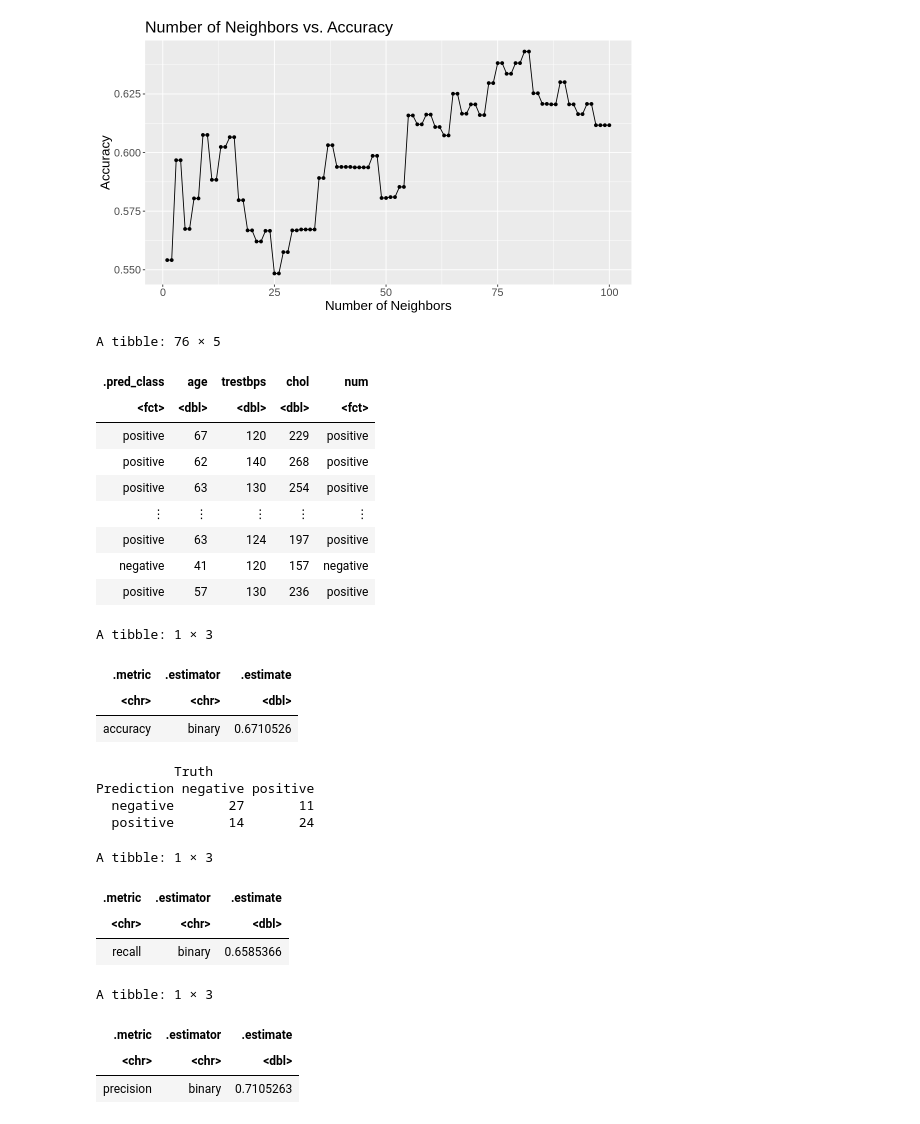
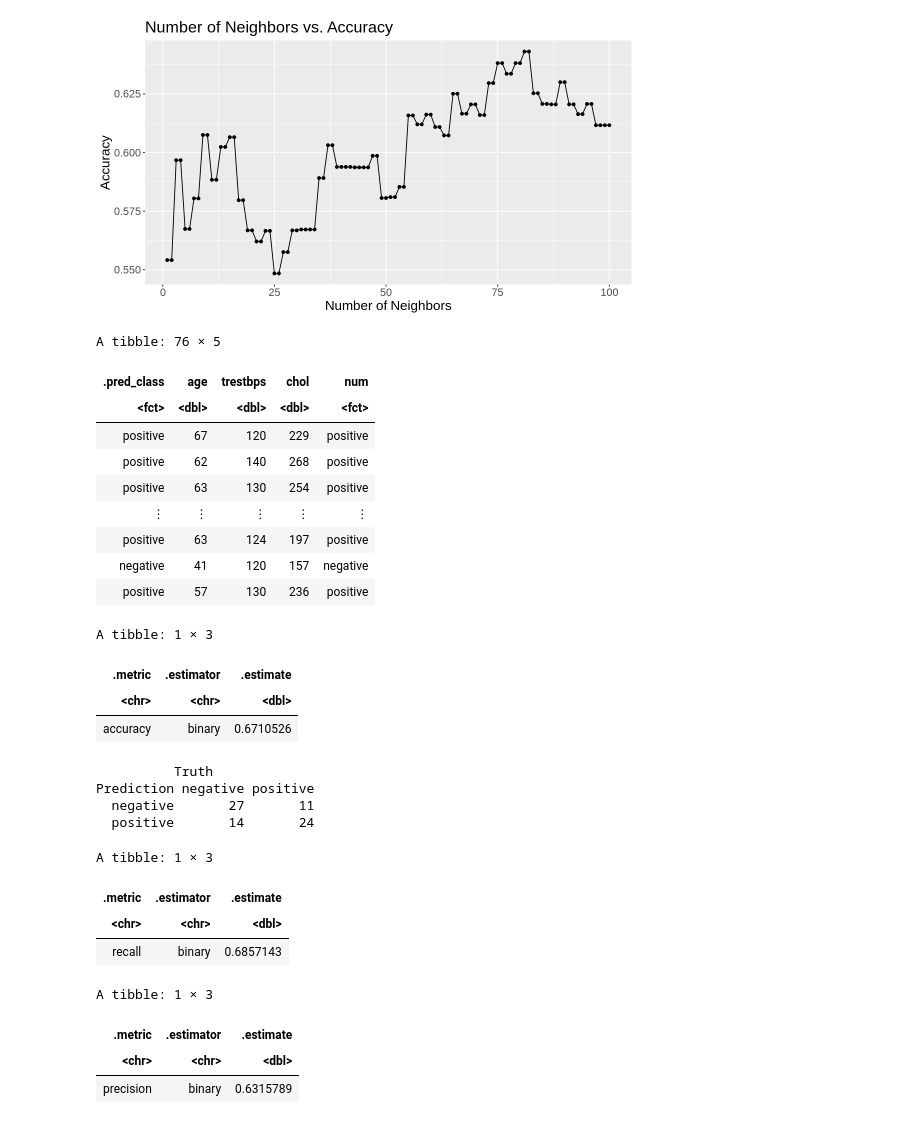
Before and after one commit to parthchheda2005/dsci-100-project, a Jupyter notebook: heart_disease_report.ipynb, the cells around one changed output. Drawn from its saved outputs; the diff is of its cells as text; code cells hidden in the pictures.

```diff
--- a/heart_disease_report.ipynb
+++ b/heart_disease_report.ipynb
@@ -277,9 +280,9 @@ cross_val_plot
 # %%
 set.seed(20)
 
-#Firstly, We know that K=81 provides the optimal estimated accuracy.
+#Firstly, We know that K = 81 or 82  provides the optimal estimated accuracy.
 #Secondly, if we increase or decrease K near K=81, estimated accuracy changed a small amount.
-#And finally, K=81 does not create a prohibitively expensive computational cost of training.
+#And finally, K=81 does not create a more expensive computational cost of training than K=82.
 #In conclusion, we would select K=81 for the classifier.
 
 #build up our model with the best value for K=81
@@ -311,39 +314,39 @@ heart_conf_mat <- heart_predictions |>
 
 heart_conf_mat
 
-#
+#event_level="second"
 heart_recall <- heart_predictions |>
-          recall(truth = num, estimate = .pred_class)
+          recall(truth = num, estimate = .pred_class, event_level="second")
 heart_recall
 
-#
+#event_level="second"
 heart_precision <- heart_predictions |>
-             precision(truth = num, estimate = .pred_class)
+                   precision(truth = num, estimate = .pred_class, event_level="second")
 heart_precision
 # %% [output]
 A tibble: 76 × 5
 | .pred_class | age | trestbps | chol | num |
 | <fct> | <dbl> | <dbl> | <dbl> | <fct> |
 | positive | 67 | 120 | 229 | positive |
 | positive | 62 | 140 | 268 | positive |
 | positive | 63 | 130 | 254 | positive |
 | ⋮ | ⋮ | ⋮ | ⋮ | ⋮ |
 | positive | 63 | 124 | 197 | positive |
 | negative | 41 | 120 | 157 | negative |
 | positive | 57 | 130 | 236 | positive |
 A tibble: 1 × 3
 | .metric | .estimator | .estimate |
 | <chr> | <chr> | <dbl> |
 | accuracy | binary | 0.6710526 |
           Truth
 Prediction negative positive
   negative       27       11
   positive       14       24
 A tibble: 1 × 3
 | .metric | .estimator | .estimate |
 | <chr> | <chr> | <dbl> |
-| recall | binary | 0.6585366 |
+| recall | binary | 0.6857143 |
 A tibble: 1 × 3
 | .metric | .estimator | .estimate |
 | <chr> | <chr> | <dbl> |
-| precision | binary | 0.7105263 |
+| precision | binary | 0.6315789 |
```
Also changed, not shown: parts of 3 cells of this notebook.
